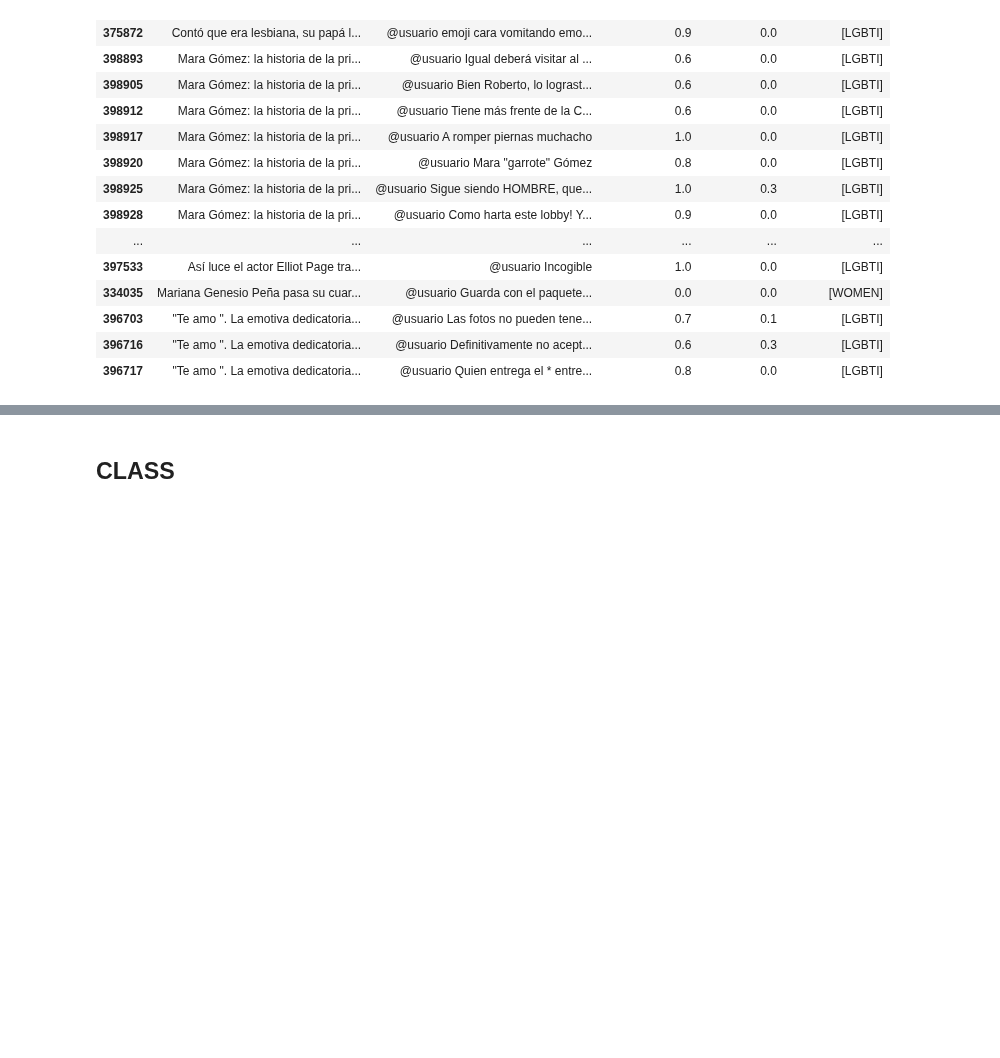
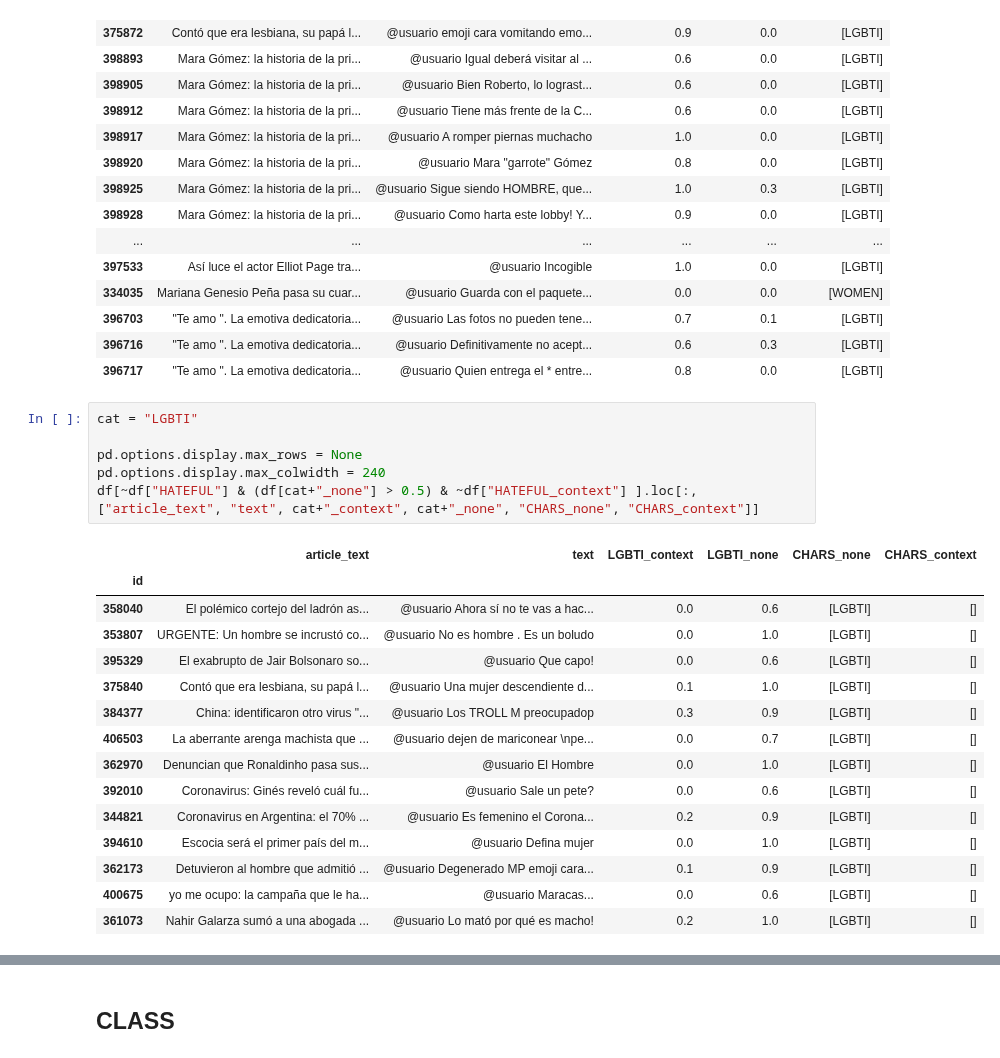
Before and after one commit to finiteautomata/contextualized-hatespeech-classification, a Jupyter notebook: notebooks/Context Analysis.ipynb, the cells around one changed output, grey strips where cells are left out. Cells and saved outputs as stored; diff of their text form; blank space fills up the shorter version.

```diff
--- a/notebooks/Context Analysis.ipynb
+++ b/notebooks/Context Analysis.ipynb
@@ -144,4 +174,26 @@ df[df[cat] & df["HATEFUL_context"] & ~df["HATEFUL_none"] ].loc[:, ["article_text
 | 396703 | "Te amo ". La emotiva dedicatoria... | @usuario Las fotos no pueden tene... | 0.7 | 0.1 | [LGBTI] |
 | 396716 | "Te amo ". La emotiva dedicatoria... | @usuario Definitivamente no acept... | 0.6 | 0.3 | [LGBTI] |
 | 396717 | "Te amo ". La emotiva dedicatoria... | @usuario Quien entrega el * entre... | 0.8 | 0.0 | [LGBTI] |
+# %%
+cat = "LGBTI"
+
+pd.options.display.max_rows = None
+pd.options.display.max_colwidth = 240
+df[~df["HATEFUL"] & (df[cat+"_none"] > 0.5) & ~df["HATEFUL_context"] ].loc[:, ["article_text", "text", cat+"_context", cat+"_none", "CHARS_none", "CHARS_context"]]
+# %% [output]
+|  | article_text | text | LGBTI_context | LGBTI_none | CHARS_none | CHARS_context |
+| id |  |  |  |  |  |  |
+| 358040 | El polémico cortejo del ladrón as... | @usuario Ahora sí no te vas a hac... | 0.0 | 0.6 | [LGBTI] | [] |
+| 353807 | URGENTE: Un hombre se incrustó co... | @usuario No es hombre . Es un boludo | 0.0 | 1.0 | [LGBTI] | [] |
+| 395329 | El exabrupto de Jair Bolsonaro so... | @usuario Que capo! | 0.0 | 0.6 | [LGBTI] | [] |
+| 375840 | Contó que era lesbiana, su papá l... | @usuario Una mujer descendiente d... | 0.1 | 1.0 | [LGBTI] | [] |
+| 384377 | China: identificaron otro virus "... | @usuario Los TROLL M preocupadop | 0.3 | 0.9 | [LGBTI] | [] |
+| 406503 | La aberrante arenga machista que ... | @usuario dejen de mariconear \npe... | 0.0 | 0.7 | [LGBTI] | [] |
+| 362970 | Denuncian que Ronaldinho pasa sus... | @usuario El Hombre | 0.0 | 1.0 | [LGBTI] | [] |
+| 392010 | Coronavirus: Ginés reveló cuál fu... | @usuario Sale un pete? | 0.0 | 0.6 | [LGBTI] | [] |
+| 344821 | Coronavirus en Argentina: el 70% ... | @usuario Es femenino el Corona... | 0.2 | 0.9 | [LGBTI] | [] |
+| 394610 | Escocia será el primer país del m... | @usuario Defina mujer | 0.0 | 1.0 | [LGBTI] | [] |
+| 362173 | Detuvieron al hombre que admitió ... | @usuario Degenerado MP emoji cara... | 0.1 | 0.9 | [LGBTI] | [] |
+| 400675 | yo me ocupo: la campaña que le ha... | @usuario Maracas... | 0.0 | 0.6 | [LGBTI] | [] |
+| 361073 | Nahir Galarza sumó a una abogada ... | @usuario Lo mató por qué es macho! | 0.2 | 1.0 | [LGBTI] | [] |
 # %% [markdown]
```
Also changed, not shown: parts of 8 cells of this notebook.
